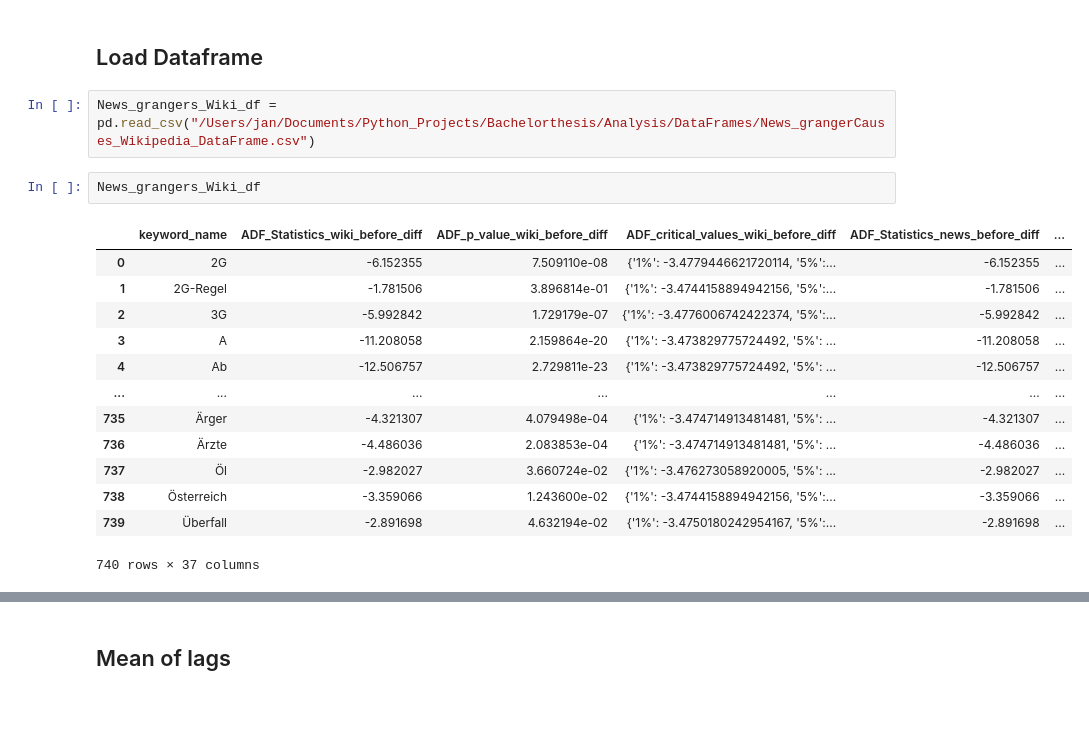
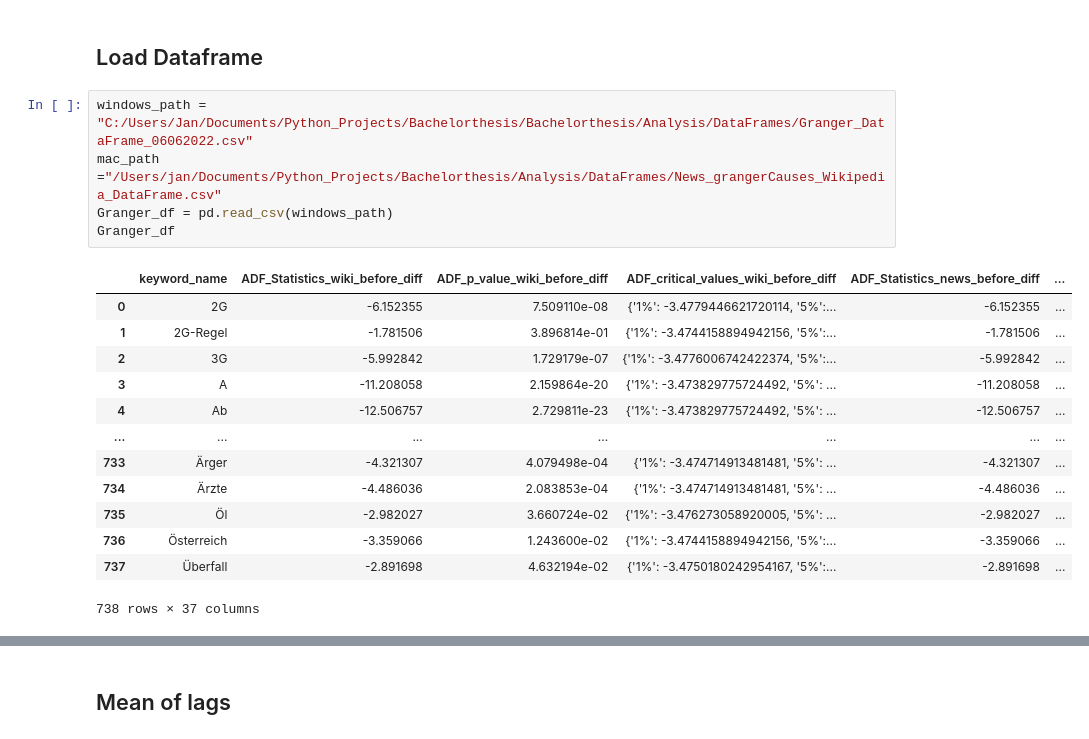
Before and after one commit to JanSchuck/Bachelorthesis, a Jupyter notebook: Analysis/Analysis_Granger.ipynb, the cells around one changed output, grey strips where cells are left out. Drawn from its saved outputs; the diff is of its cells as text; blank space fills up the shorter version.

```diff
--- a/Analysis/Analysis_Granger.ipynb
+++ b/Analysis/Analysis_Granger.ipynb
@@ -14,20 +54,21 @@ import seaborn as sns
 # %% [markdown]
 ## Load Dataframe
 # %%
-News_grangers_Wiki_df = pd.read_csv("/Users/jan/Documents/Python_Projects/Bachelorthesis/Analysis/DataFrames/News_grangerCauses_Wikipedia_DataFrame.csv")
+windows_path = "C:/Users/Jan/Documents/Python_Projects/Bachelorthesis/Bachelorthesis/Analysis/DataFrames/Granger_DataFrame_06062022.csv"
+mac_path ="/Users/jan/Documents/Python_Projects/Bachelorthesis/Analysis/DataFrames/News_grangerCauses_Wikipedia_DataFrame.csv"
+Granger_df = pd.read_csv(windows_path)
+Granger_df
+# %% [output]
+|  | keyword_name | ADF_Statistics_wiki_before_diff | ADF_p_value_wiki_before_diff | ADF_critical_values_wiki_before_diff | ADF_Statistics_news_before_diff | ... |
+| 0 | 2G | -6.152355 | 7.509110e-08 | {'1%': -3.4779446621720114, '5%':... | -6.152355 | ... |
+| 1 | 2G-Regel | -1.781506 | 3.896814e-01 | {'1%': -3.4744158894942156, '5%':... | -1.781506 | ... |
+| 2 | 3G | -5.992842 | 1.729179e-07 | {'1%': -3.4776006742422374, '5%':... | -5.992842 | ... |
+| 3 | A | -11.208058 | 2.159864e-20 | {'1%': -3.473829775724492, '5%': ... | -11.208058 | ... |
+| 4 | Ab | -12.506757 | 2.729811e-23 | {'1%': -3.473829775724492, '5%': ... | -12.506757 | ... |
+| ... | ... | ... | ... | ... | ... | ... |
+| 733 | Ärger | -4.321307 | 4.079498e-04 | {'1%': -3.474714913481481, '5%': ... | -4.321307 | ... |
+| 734 | Ärzte | -4.486036 | 2.083853e-04 | {'1%': -3.474714913481481, '5%': ... | -4.486036 | ... |
+| 735 | Öl | -2.982027 | 3.660724e-02 | {'1%': -3.476273058920005, '5%': ... | -2.982027 | ... |
+| 736 | Österreich | -3.359066 | 1.243600e-02 | {'1%': -3.4744158894942156, '5%':... | -3.359066 | ... |
+| 737 | Überfall | -2.891698 | 4.632194e-02 | {'1%': -3.4750180242954167, '5%':... | -2.891698 | ... |
+738 rows × 37 columns
-# %%
-News_grangers_Wiki_df
-# %% [output]
-|  | keyword_name | ADF_Statistics_wiki_before_diff | ADF_p_value_wiki_before_diff | ADF_critical_values_wiki_before_diff | ADF_Statistics_news_before_diff | ... |
-| 0 | 2G | -6.152355 | 7.509110e-08 | {'1%': -3.4779446621720114, '5%':... | -6.152355 | ... |
-| 1 | 2G-Regel | -1.781506 | 3.896814e-01 | {'1%': -3.4744158894942156, '5%':... | -1.781506 | ... |
-| 2 | 3G | -5.992842 | 1.729179e-07 | {'1%': -3.4776006742422374, '5%':... | -5.992842 | ... |
-| 3 | A | -11.208058 | 2.159864e-20 | {'1%': -3.473829775724492, '5%': ... | -11.208058 | ... |
-| 4 | Ab | -12.506757 | 2.729811e-23 | {'1%': -3.473829775724492, '5%': ... | -12.506757 | ... |
-| ... | ... | ... | ... | ... | ... | ... |
-| 735 | Ärger | -4.321307 | 4.079498e-04 | {'1%': -3.474714913481481, '5%': ... | -4.321307 | ... |
-| 736 | Ärzte | -4.486036 | 2.083853e-04 | {'1%': -3.474714913481481, '5%': ... | -4.486036 | ... |
-| 737 | Öl | -2.982027 | 3.660724e-02 | {'1%': -3.476273058920005, '5%': ... | -2.982027 | ... |
-| 738 | Österreich | -3.359066 | 1.243600e-02 | {'1%': -3.4744158894942156, '5%':... | -3.359066 | ... |
-| 739 | Überfall | -2.891698 | 4.632194e-02 | {'1%': -3.4750180242954167, '5%':... | -2.891698 | ... |
-740 rows × 37 columns
```
Also changed, not shown: parts of 13 cells of this notebook.
